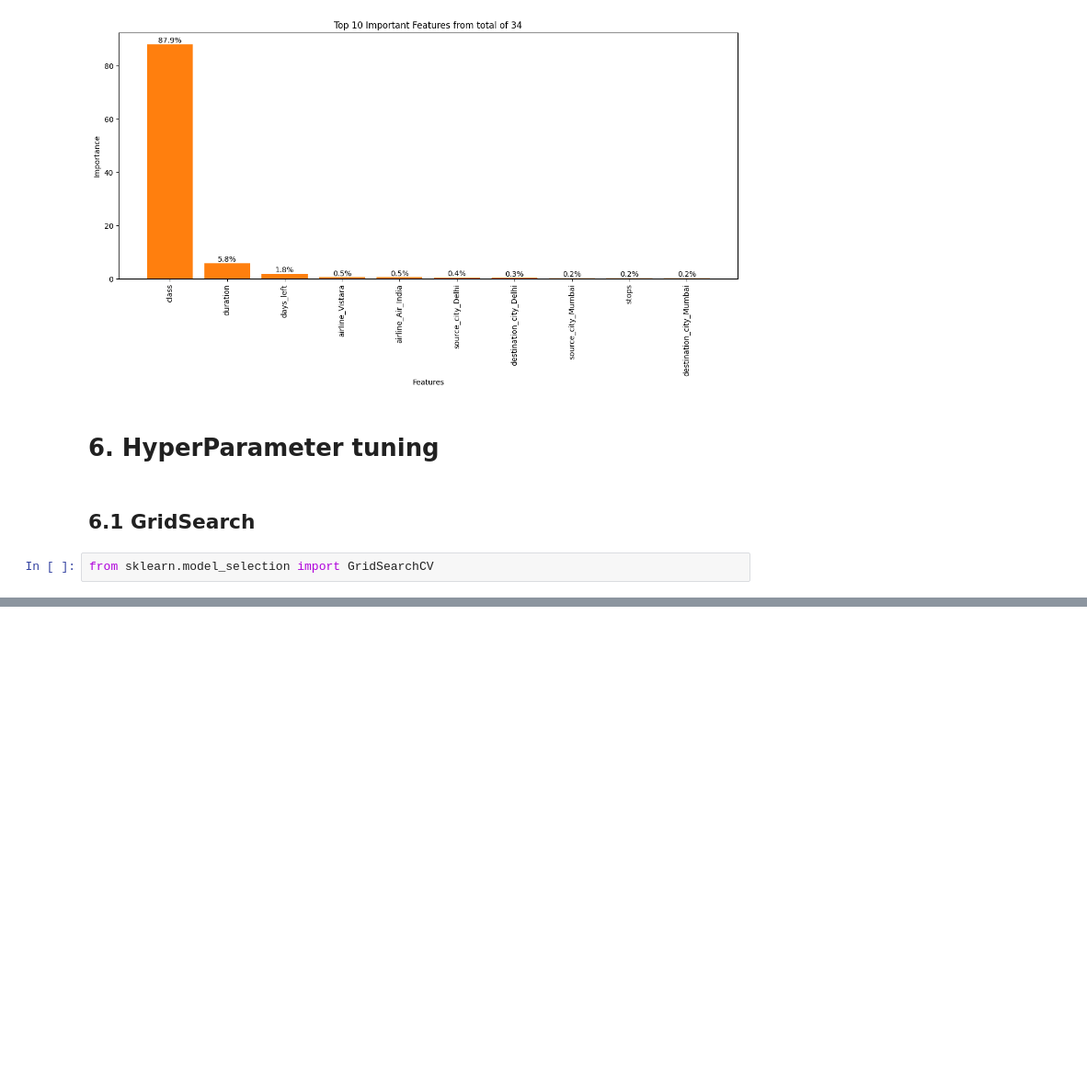
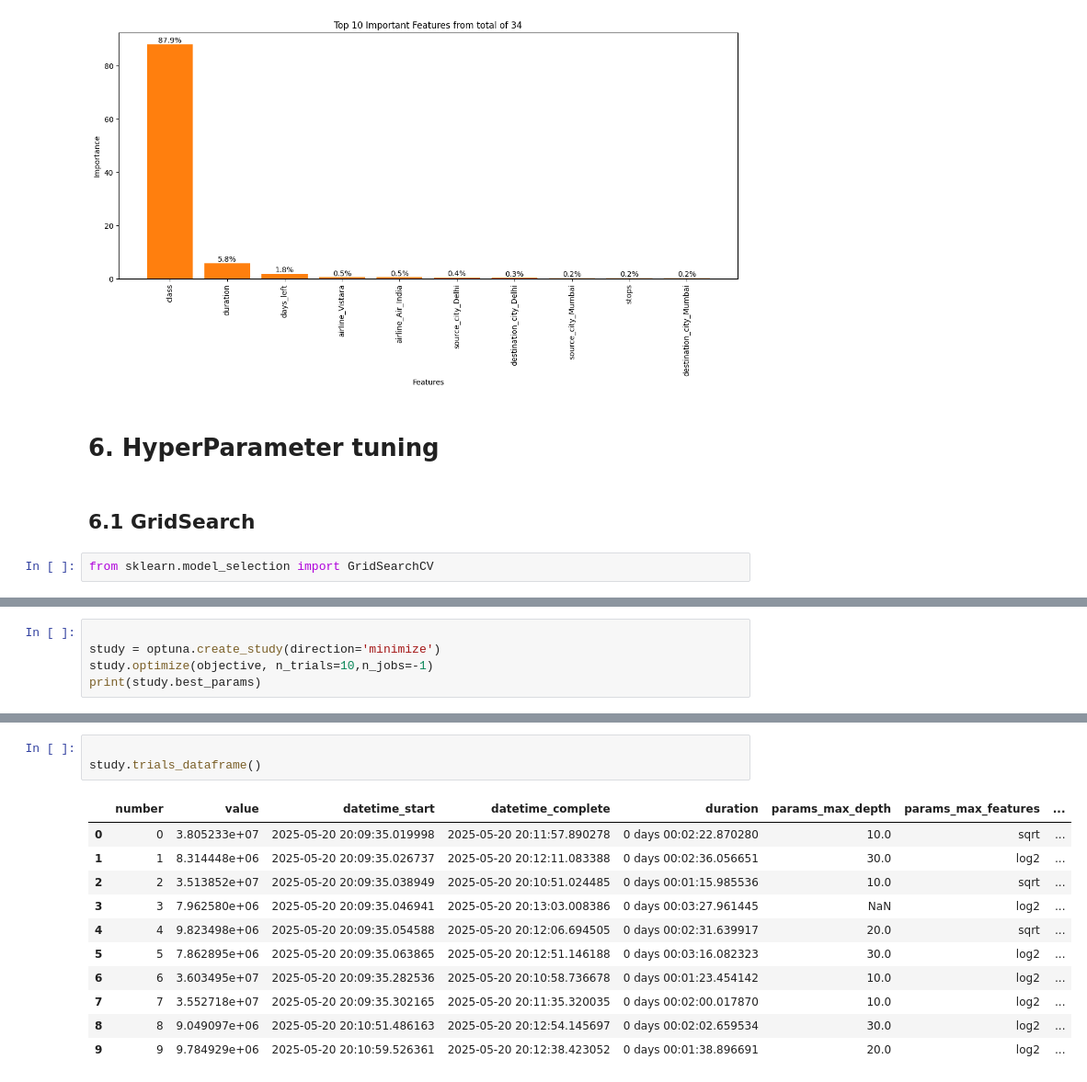
Before and after one commit to OndrejZapletal99/Python_DS_ML, a Jupyter notebook: flight_price/main.ipynb, the cells around one changed output, grey strips where cells are left out. Shown at 92% size. Drawn from its saved outputs; the diff is of its cells as text; blank space fills up the shorter version.

```diff
--- a/flight_price/main.ipynb
+++ b/flight_price/main.ipynb
@@ -365,0 +406,5 @@ import optuna
+# %%
+
+study = optuna.create_study(direction='minimize')
+study.optimize(objective, n_trials=10,n_jobs=-1)
+print(study.best_params)
@@ -365,0 +430,15 @@ import optuna
+# %%
+
+study.trials_dataframe()
+# %% [output]
+|  | number | value | datetime_start | datetime_complete | duration | params_max_depth | params_max_features | ... |
+| 0 | 0 | 3.805233e+07 | 2025-05-20 20:09:35.019998 | 2025-05-20 20:11:57.890278 | 0 days 00:02:22.870280 | 10.0 | sqrt | ... |
+| 1 | 1 | 8.314448e+06 | 2025-05-20 20:09:35.026737 | 2025-05-20 20:12:11.083388 | 0 days 00:02:36.056651 | 30.0 | log2 | ... |
+| 2 | 2 | 3.513852e+07 | 2025-05-20 20:09:35.038949 | 2025-05-20 20:10:51.024485 | 0 days 00:01:15.985536 | 10.0 | sqrt | ... |
+| 3 | 3 | 7.962580e+06 | 2025-05-20 20:09:35.046941 | 2025-05-20 20:13:03.008386 | 0 days 00:03:27.961445 | NaN | log2 | ... |
+| 4 | 4 | 9.823498e+06 | 2025-05-20 20:09:35.054588 | 2025-05-20 20:12:06.694505 | 0 days 00:02:31.639917 | 20.0 | sqrt | ... |
+| 5 | 5 | 7.862895e+06 | 2025-05-20 20:09:35.063865 | 2025-05-20 20:12:51.146188 | 0 days 00:03:16.082323 | 30.0 | log2 | ... |
+| 6 | 6 | 3.603495e+07 | 2025-05-20 20:09:35.282536 | 2025-05-20 20:10:58.736678 | 0 days 00:01:23.454142 | 10.0 | log2 | ... |
+| 7 | 7 | 3.552718e+07 | 2025-05-20 20:09:35.302165 | 2025-05-20 20:11:35.320035 | 0 days 00:02:00.017870 | 10.0 | log2 | ... |
+| 8 | 8 | 9.049097e+06 | 2025-05-20 20:10:51.486163 | 2025-05-20 20:12:54.145697 | 0 days 00:02:02.659534 | 30.0 | log2 | ... |
+| 9 | 9 | 9.784929e+06 | 2025-05-20 20:10:59.526361 | 2025-05-20 20:12:38.423052 | 0 days 00:01:38.896691 | 20.0 | log2 | ... |
```
Also changed, not shown: parts of 30 cells of this notebook.
